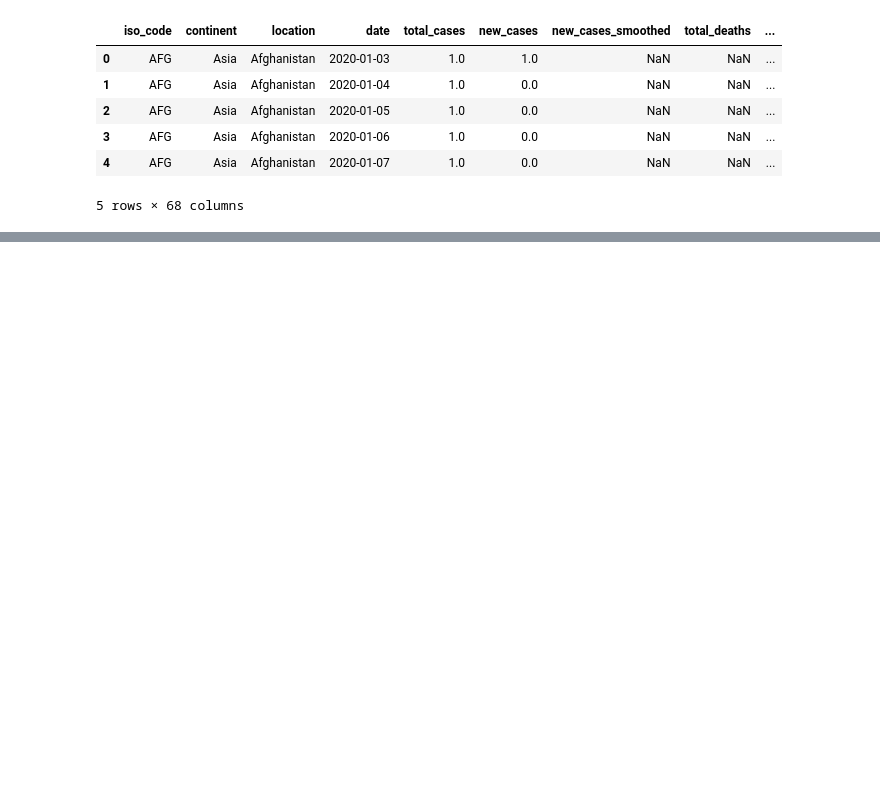
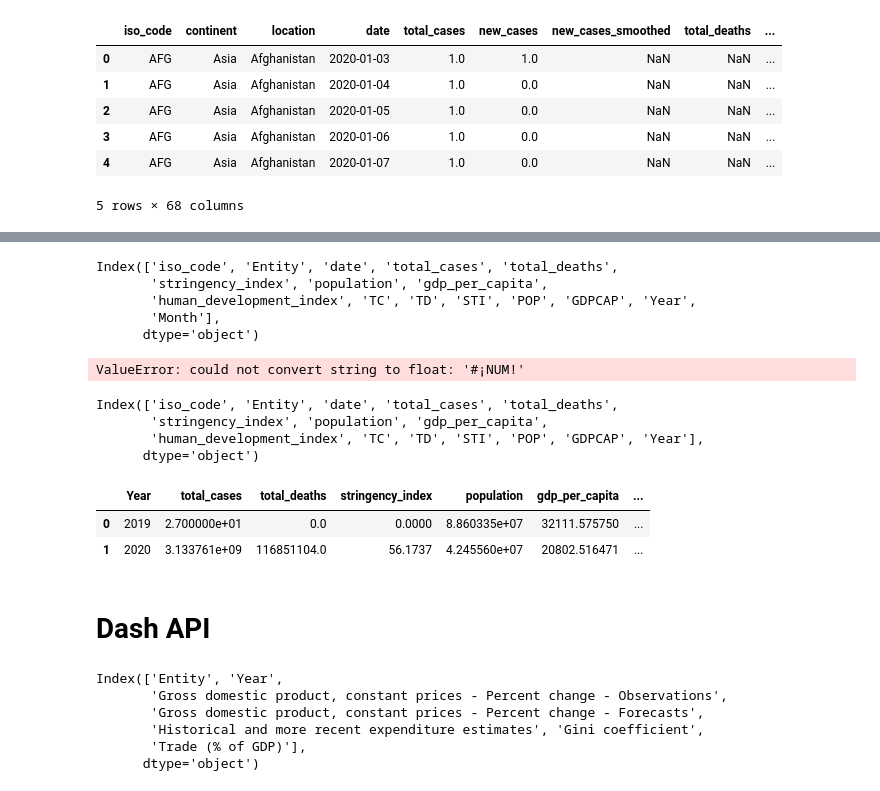
Before and after one commit to fernandolalanne/Practice-Project-Digital-Lab, a Jupyter notebook: analysis.ipynb, the cells around one changed output, grey strips where cells are left out. Saved outputs shown, nothing was run; the diff lists cells and outputs as text; code cells hidden in the pictures; blank space fills up the shorter version.

```diff
--- a/analysis.ipynb
+++ b/analysis.ipynb
@@ -118,0 +208,62 @@ fig.show()
+# %%
+df_economy_americas.columns
+# %% [output]
+Index(['iso_code', 'Entity', 'date', 'total_cases', 'total_deaths',
+       'stringency_index', 'population', 'gdp_per_capita',
+       'human_development_index', 'TC', 'TD', 'STI', 'POP', 'GDPCAP', 'Year',
+       'Month'],
+      dtype='object')
+# %%
+columnas_a_convertir = ['gdp_per_capita', 'human_development_index', 'TC', 'TD', 'STI', 'POP', 'GDPCAP']
+
+# Convertir las columnas especificadas a float
+for columna in columnas_a_convertir:
+    df_economy_renamed[columna] = df_economy_renamed[columna].str.replace(',', '.').astype(float)
+
+# Verificar los nuevos tipos de datos
+tipos_de_datos_nuevos = df_economy_renamed.dtypes
+# %% [output]
+ValueError: could not convert string to float: '#¡NUM!'
+# %%
+columnas_para_convertir = ['TC', 'TD', 'STI', 'POP', 'GDPCAP']
+
+for columna in columnas_para_convertir:
+    df_economy_renamed[columna] = pd.to_numeric(df_economy_renamed[columna], errors='coerce')
+# %%
+df_economy_renamed.columns
+# %% [output]
+Index(['iso_code', 'Entity', 'date', 'total_cases', 'total_deaths',
+       'stringency_index', 'population', 'gdp_per_capita',
+       'human_development_index', 'TC', 'TD', 'STI', 'POP', 'GDPCAP', 'Year'],
+      dtype='object')
+# %%
+df_economy2 = df_economy_renamed.groupby('Year').agg({
+    'total_cases': 'sum',
+    'total_deaths': 'sum',
+    'stringency_index': 'mean',
+    'population': 'mean',
+    'gdp_per_capita': 'mean',
+    'human_development_index': 'mean',
+    'TC': 'mean',
+    'TD': 'mean',
+    'STI': 'mean',
+    'POP': 'mean',
+    'GDPCAP': 'mean'
+}).reset_index()
+# %%
+df_economy2
+# %% [output]
+|  | Year | total_cases | total_deaths | stringency_index | population | gdp_per_capita | ... |
+| 0 | 2019 | 2.700000e+01 | 0.0 | 0.0000 | 8.860335e+07 | 32111.575750 | ... |
+| 1 | 2020 | 3.133761e+09 | 116851104.0 | 56.1737 | 4.245560e+07 | 20802.516471 | ... |
+# %% [markdown]
+# Dash API
+# %%
+df_americas.columns
+# %% [output]
+Index(['Entity', 'Year',
+       'Gross domestic product, constant prices - Percent change - Observations',
+       'Gross domestic product, constant prices - Percent change - Forecasts',
+       'Historical and more recent expenditure estimates', 'Gini coefficient',
+       'Trade (% of GDP)'],
+      dtype='object')
```
Also changed, not shown: parts of 25 cells of this notebook.
